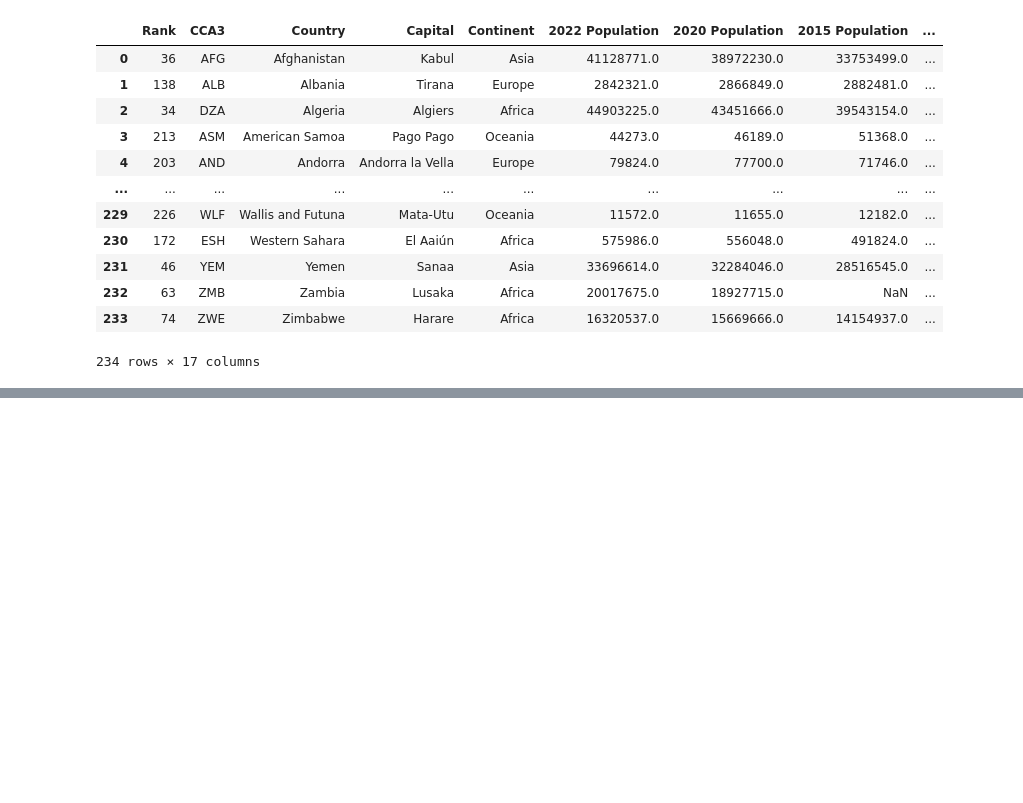
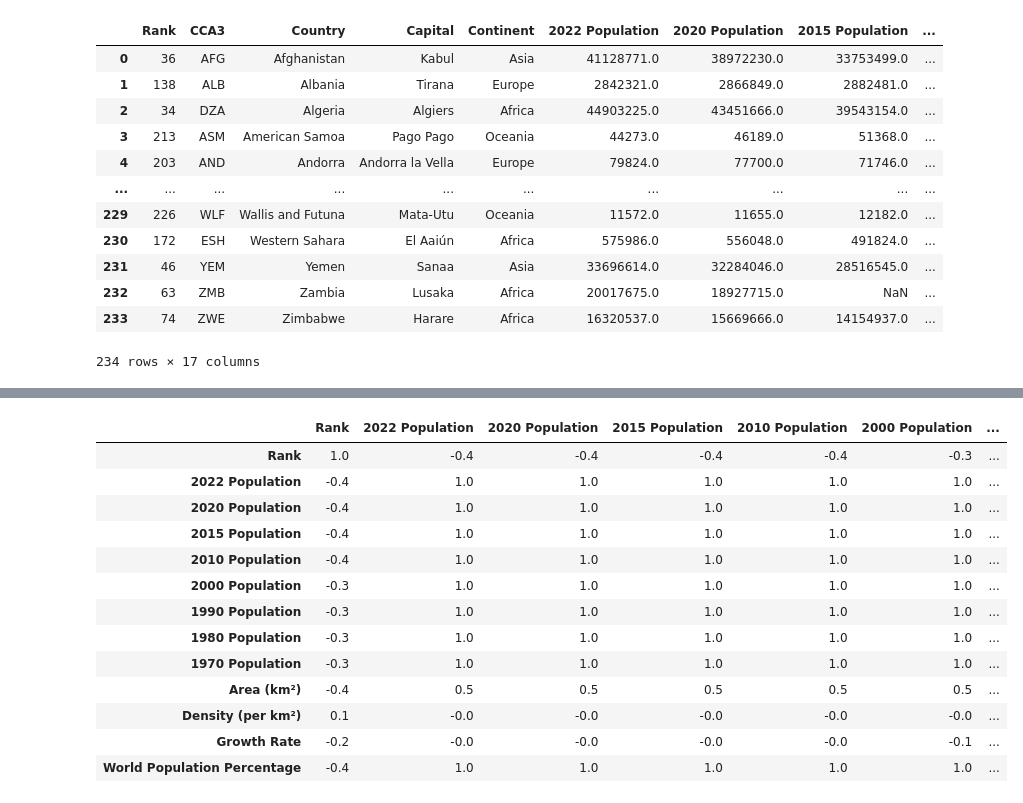
Before and after one commit to aayushshrestha783/data_analytics, a Jupyter notebook: explanatory_data_analysis_pandas.ipynb, the cells around one changed output, grey strips where cells are left out. Saved outputs shown, nothing was run; the diff lists cells and outputs as text; code cells hidden in the pictures; blank space fills up the shorter version.

```diff
--- a/explanatory_data_analysis_pandas.ipynb
+++ b/explanatory_data_analysis_pandas.ipynb
@@ -19,3 +19,6 @@ df
 | 232 | 63 | ZMB | Zambia | Lusaka | Africa | 20017675.0 | 18927715.0 | NaN | ... |
 | 233 | 74 | ZWE | Zimbabwe | Harare | Africa | 16320537.0 | 15669666.0 | 14154937.0 | ... |
 234 rows × 17 columns
+# %%
+#convert the numbers into float and having decimal upto 1
+pd.set_option('display.float_format', lambda x: '%.1f' % x)
@@ -21,0 +129,17 @@ df
+# %%
+df.corr()
+# %% [output]
+|  | Rank | 2022 Population | 2020 Population | 2015 Population | 2010 Population | 2000 Population | ... |
+| Rank | 1.0 | -0.4 | -0.4 | -0.4 | -0.4 | -0.3 | ... |
+| 2022 Population | -0.4 | 1.0 | 1.0 | 1.0 | 1.0 | 1.0 | ... |
+| 2020 Population | -0.4 | 1.0 | 1.0 | 1.0 | 1.0 | 1.0 | ... |
+| 2015 Population | -0.4 | 1.0 | 1.0 | 1.0 | 1.0 | 1.0 | ... |
+| 2010 Population | -0.4 | 1.0 | 1.0 | 1.0 | 1.0 | 1.0 | ... |
+| 2000 Population | -0.3 | 1.0 | 1.0 | 1.0 | 1.0 | 1.0 | ... |
+| 1990 Population | -0.3 | 1.0 | 1.0 | 1.0 | 1.0 | 1.0 | ... |
+| 1980 Population | -0.3 | 1.0 | 1.0 | 1.0 | 1.0 | 1.0 | ... |
+| 1970 Population | -0.3 | 1.0 | 1.0 | 1.0 | 1.0 | 1.0 | ... |
+| Area (km²) | -0.4 | 0.5 | 0.5 | 0.5 | 0.5 | 0.5 | ... |
+| Density (per km²) | 0.1 | -0.0 | -0.0 | -0.0 | -0.0 | -0.0 | ... |
+| Growth Rate | -0.2 | -0.0 | -0.0 | -0.0 | -0.0 | -0.1 | ... |
+| World Population Percentage | -0.4 | 1.0 | 1.0 | 1.0 | 1.0 | 1.0 | ... |
```
Also changed, not shown: parts of 13 cells of this notebook.
